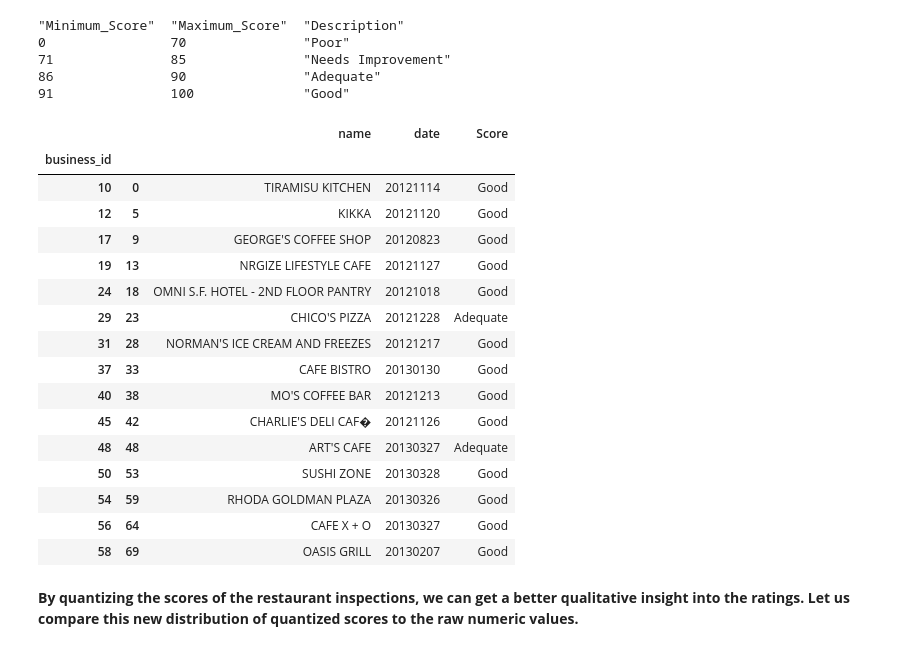
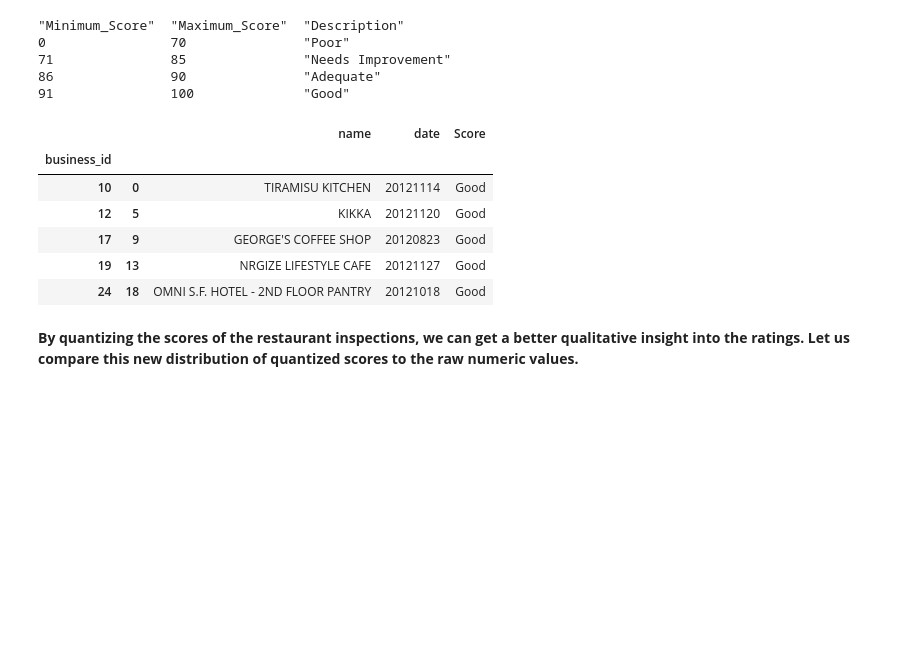
Before and after one commit to 52rtb/data-science, a Jupyter notebook: examples/happy-healthy-hungry/h3.ipynb, the cells around one changed output. Drawn from its saved outputs; the diff is of its cells as text; code cells hidden in the pictures; blank space fills up the shorter version.

```diff
--- a/examples/happy-healthy-hungry/h3.ipynb
+++ b/examples/happy-healthy-hungry/h3.ipynb
@@ -469,26 +449,16 @@ discretized_scores = pd.cut(scores, bins ,labels=descriptions)
 # %%
 # tranform the original DataFrame's "Score" column with the new descriptions
 score_transform['Score'] = discretized_scores
 
-score_transform[['name', 'date','Score']].head(15)
+score_transform[['name', 'date','Score']].head(5)
 # %% [output]
 |  |  | name | date | Score |
 | business_id |  |  |  |  |
 | 10 | 0 | TIRAMISU KITCHEN | 20121114 | Good |
 | 12 | 5 | KIKKA | 20121120 | Good |
 | 17 | 9 | GEORGE'S COFFEE SHOP | 20120823 | Good |
 | 19 | 13 | NRGIZE LIFESTYLE CAFE | 20121127 | Good |
 | 24 | 18 | OMNI S.F. HOTEL - 2ND FLOOR PANTRY | 20121018 | Good |
-| 29 | 23 | CHICO'S PIZZA | 20121228 | Adequate |
-| 31 | 28 | NORMAN'S ICE CREAM AND FREEZES | 20121217 | Good |
-| 37 | 33 | CAFE BISTRO | 20130130 | Good |
-| 40 | 38 | MO'S COFFEE BAR | 20121213 | Good |
-| 45 | 42 | CHARLIE'S DELI CAF� | 20121126 | Good |
-| 48 | 48 | ART'S CAFE | 20130327 | Adequate |
-| 50 | 53 | SUSHI ZONE | 20130328 | Good |
-| 54 | 59 | RHODA GOLDMAN PLAZA | 20130326 | Good |
-| 56 | 64 | CAFE X + O | 20130327 | Good |
-| 58 | 69 | OASIS GRILL | 20130207 | Good |
 # %% [markdown]
 __By quantizing the scores of the restaurant inspections, we can get a better qualitative insight into the ratings.  Let us compare this new distribution of quantized scores to the raw numeric values.__
 # %%
```
Also changed, not shown: parts of 16 cells of this notebook, 6 other files.
